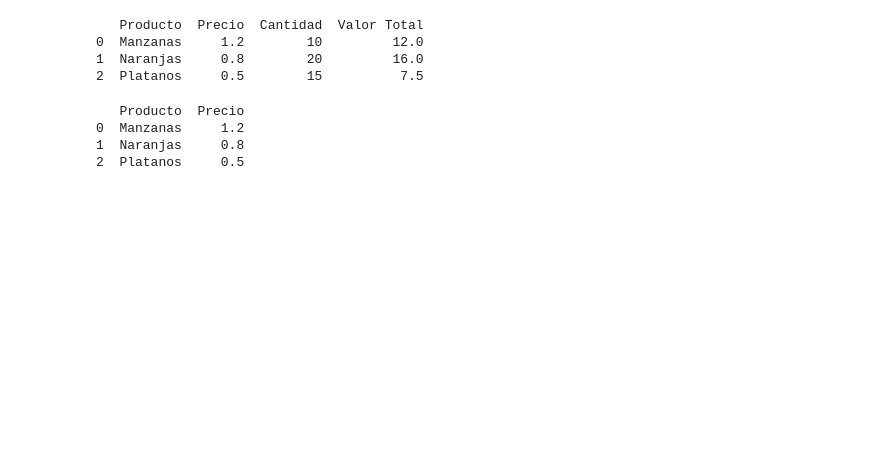
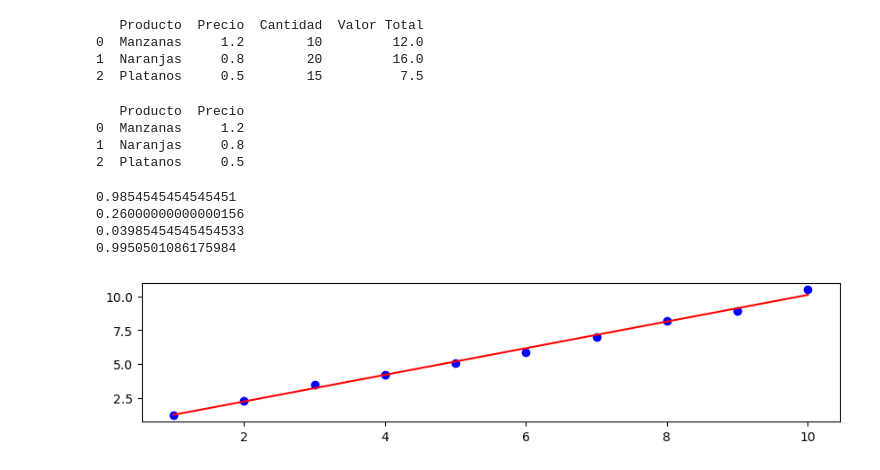
Before and after one commit to vizcardo1199/python-statitics, a Jupyter notebook: MODULO-2/Sesion 15.ipynb, the cells around one changed output. Saved outputs shown, nothing was run; the diff lists cells and outputs as text; code cells hidden in the pictures; blank space fills up the shorter version.

```diff
--- a/MODULO-2/Sesion 15.ipynb
+++ b/MODULO-2/Sesion 15.ipynb
@@ -79,7 +79,50 @@ import matplotlib.pyplot as plt
 from sklearn.linear_model import LinearRegression
 from sklearn.metrics import mean_squared_error, r2_score
 # %%
+
+import numpy as np
+import matplotlib.pyplot as plt
+from sklearn.linear_model import LinearRegression
+from sklearn.metrics import mean_squared_error, r2_score
+
+
 # Pesos (en kg) y precios (en USD)
-peso = np.array([1, 2, 3, 4, 5, 6, 7, 8, 9, 10]).reshape(-1, 1)  # Variable independiente (X)
+peso = np.array([  1,    2,    3,  4,   5,   6,   7,   8,   9,   10]).reshape(-1, 1)  # Variable independiente (X)
 precio = np.array([1.2, 2.3, 3.5, 4.2, 5.1, 5.9, 7.0, 8.2, 8.9, 10.5]).reshape(-1, 1)  # Variable dependiente (y)
+
+# Crear el Modelo
+modelo = LinearRegression()
+
+#Entrenar el modelo con datos
+modelo.fit(peso , precio)
+
+#Modelo Predictivo
+precio_predic = modelo.predict(peso)
+
+#Evaluar el modelo
+
+#Coeficiente e intercepto del modelo
+coeficiente = modelo.coef_[0][0]
+intercepto = modelo.intercept_[0]
+
+#Metricas de evualuacion
+mse = mean_squared_error(precio,precio_predic)
+r2 = r2_score(precio , precio_predic)
+
+print(coeficiente)
+print(intercepto)
+print(mse)
+print(r2)
+
+#Grafico
+plt.figure(figsize=(10,2))
+plt.scatter(peso , precio , color='blue')
+plt.plot(peso ,precio_predic , color = 'red' )
+plt.show()
+# %% [output]
+0.9854545454545451
+0.26000000000000156
+0.03985454545454533
+0.9950501086175984
+[figure, added]
 # %%
```
Also changed, not shown: parts of 2 cells of this notebook.
